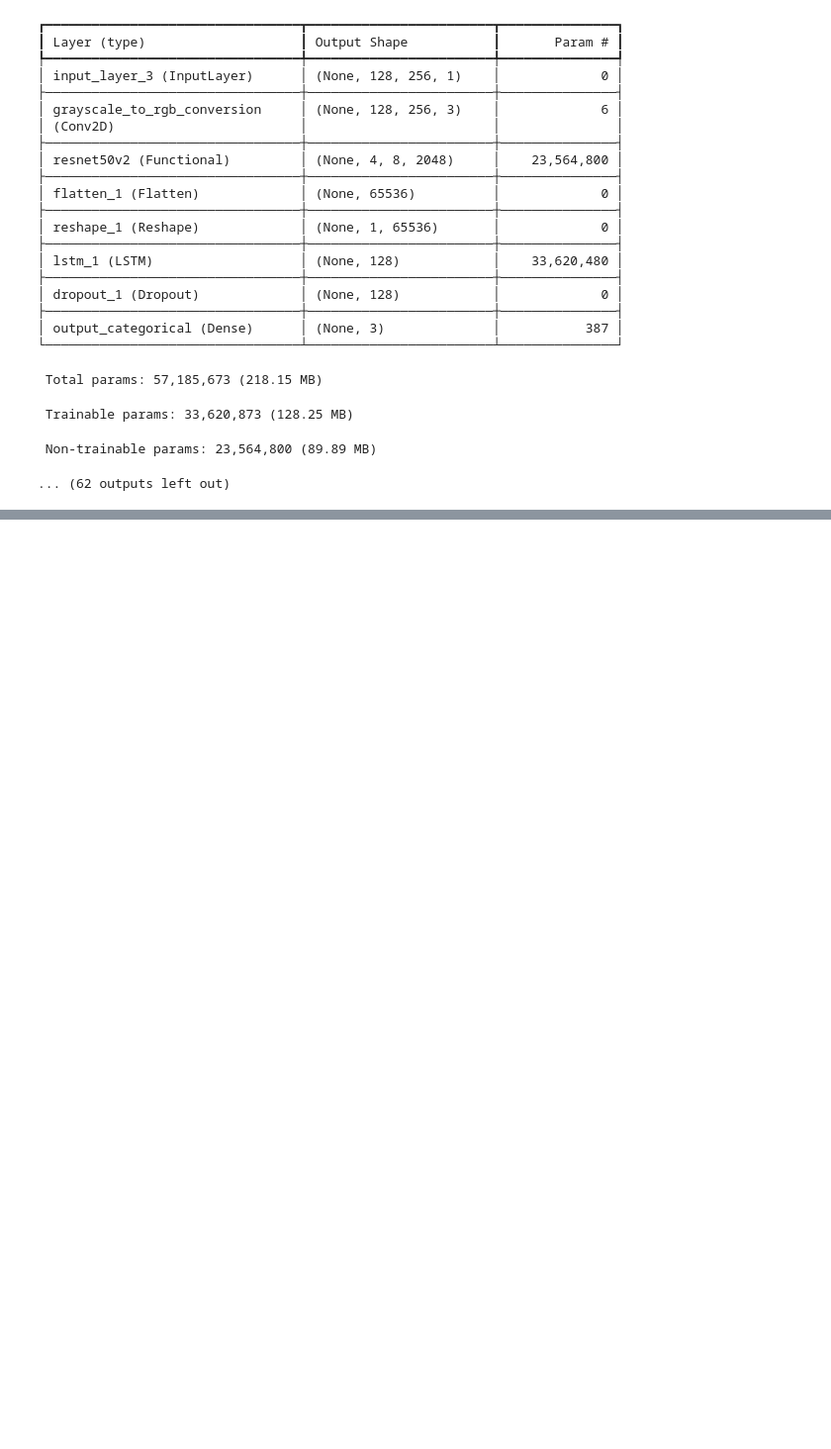
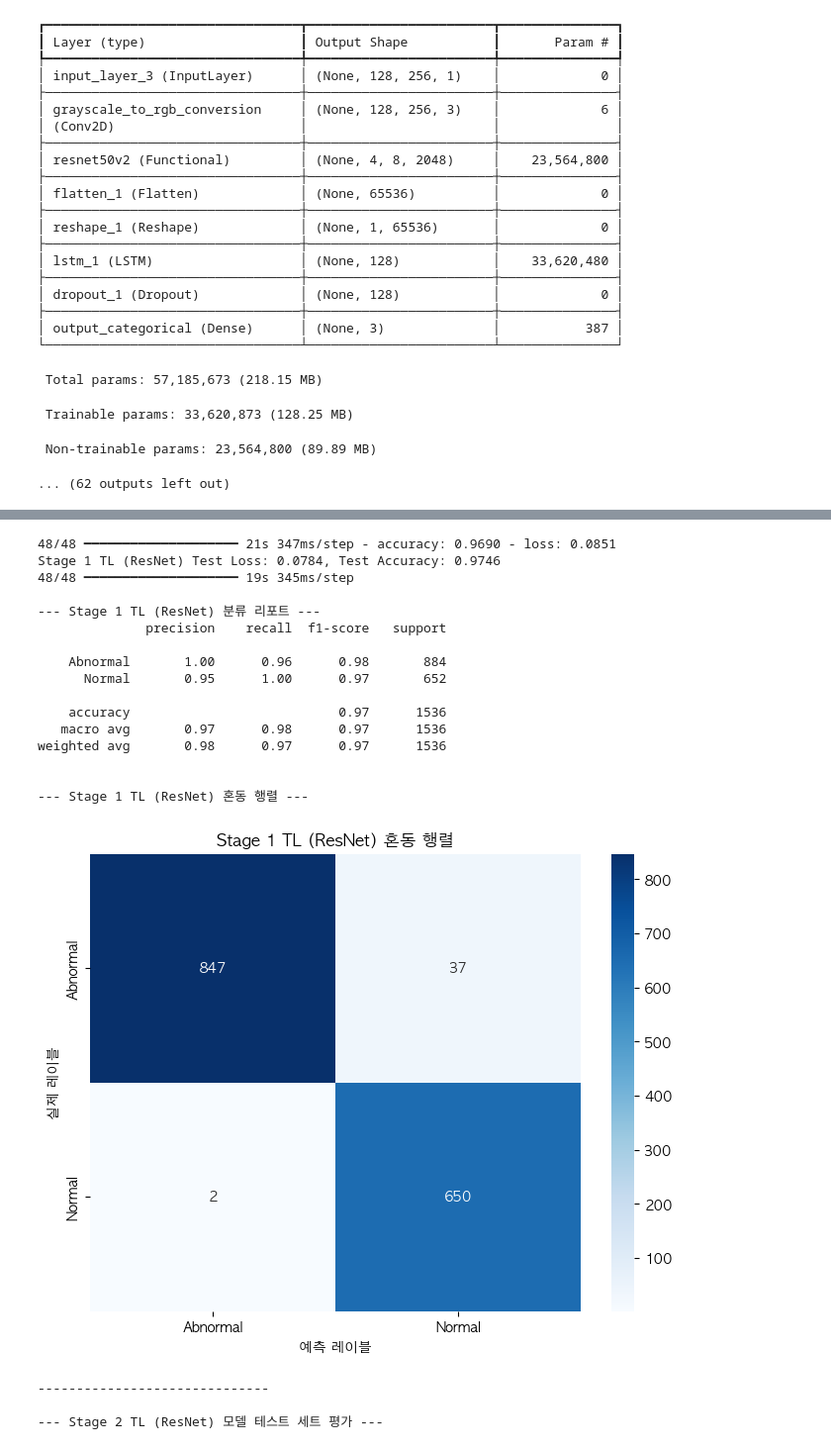
Before and after one commit to sungholion/BearingGuardian, a Jupyter notebook: anomaly_model/transfer-resnet.ipynb, the cells around one changed output, grey strips where cells are left out. Shown at 99% size. Drawn from its saved outputs; the diff is of its cells as text; code cells hidden in the pictures; blank space fills up the shorter version.

```diff
--- a/anomaly_model/transfer-resnet.ipynb
+++ b/anomaly_model/transfer-resnet.ipynb
@@ -408,0 +734,60 @@ Model: "functional_1"
+# %%
+import matplotlib.pyplot as plt
+import matplotlib.font_manager as fm
+import platform
+
+# macOS인 경우: Apple 기본 폰트로 설정
+if platform.system() == 'Darwin':
+    plt.rcParams['font.family'] = 'AppleGothic'
+
+# 마이너스(-) 깨짐 방지
+plt.rcParams['axes.unicode_minus'] = False
+# %%
+print("\n--- 6. 모델 평가 시작 ---")
+
+# --- 평가 지표 함수 정의 (재사용을 위해) ---
+def evaluate_and_report(model, generator, title, is_binary=False):
+    """모델을 평가하고 분류 리포트 및 혼동 행렬을 출력합니다."""
+    print(f"\n--- {title} 모델 테스트 세트 평가 ---")
+    loss, accuracy = model.evaluate(generator)
+    print(f"{title} Test Loss: {loss:.4f}, Test Accuracy: {accuracy:.4f}")
+
+    # 예측 수행
+    y_pred_probs = model.predict(generator)
+
+    if is_binary:
+        y_pred = (y_pred_probs > 0.5).astype(int)
+    else:
+        y_pred = np.argmax(y_pred_probs, axis=1)
+
+    y_true = generator.classes
+
+    # 클래스 이름 매핑
+    if generator.class_indices:
+        class_names = [k for k, v in sorted(generator.class_indices.items(), key=lambda item: item[1])]
+    else:
+        class_names = [str(i) for i in range(model.output_shape[-1])]
+
+    print(f"\n--- {title} 분류 리포트 ---")
+    print(classification_report(y_true, y_pred, target_names=class_names))
+
+    print(f"\n--- {title} 혼동 행렬 ---")
+    cm = confusion_matrix(y_true, y_pred)
+    plt.figure(figsize=(8, 6))
+    sns.heatmap(cm, annot=True, fmt='d', cmap='Blues', xticklabels=class_names, yticklabels=class_names)
+    plt.xlabel('예측 레이블')
+    plt.ylabel('실제 레이블')
+    plt.title(f'{title} 혼동 행렬')
+    plt.show()
+    print("-" * 30)
+
+
+# Stage 1 평가
+evaluate_and_report(stage1_model, test_generator_stage1, "Stage 1 TL (ResNet)", is_binary=True)
+
+# Stage 2 평가
+evaluate_and_report(stage2_model, test_generator_stage2, "Stage 2 TL (ResNet)", is_binary=False)
+
+print("\n모든 전이 학습 모델 학습 및 평가가 완료되었습니다. 🎉")
+print("-" * 30)
+# %% [output]
@@ -408,0 +797,20 @@ Model: "functional_1"
+48/48 ━━━━━━━━━━━━━━━━━━━━ 21s 347ms/step - accuracy: 0.9690 - loss: 0.0851
+Stage 1 TL (ResNet) Test Loss: 0.0784, Test Accuracy: 0.9746
+48/48 ━━━━━━━━━━━━━━━━━━━━ 19s 345ms/step
+
+--- Stage 1 TL (ResNet) 분류 리포트 ---
+              precision    recall  f1-score   support
+
+    Abnormal       1.00      0.96      0.98       884
+      Normal       0.95      1.00      0.97       652
+
+    accuracy                           0.97      1536
+   macro avg       0.97      0.98      0.97      1536
+weighted avg       0.98      0.97      0.97      1536
+
+
+--- Stage 1 TL (ResNet) 혼동 행렬 ---
+[figure, added]
+------------------------------
+
+--- Stage 2 TL (ResNet) 모델 테스트 세트 평가 ---
```
Also changed, not shown: parts of 8 cells of this notebook.
